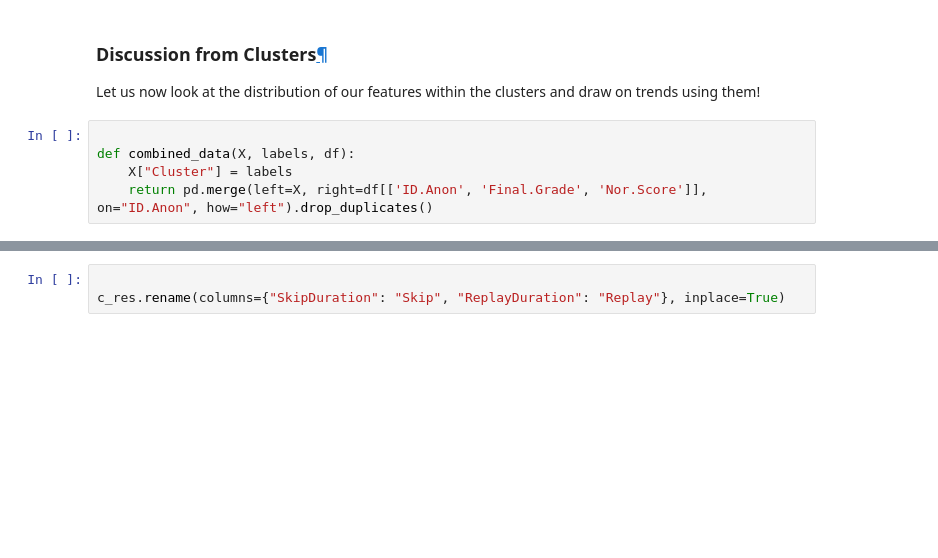
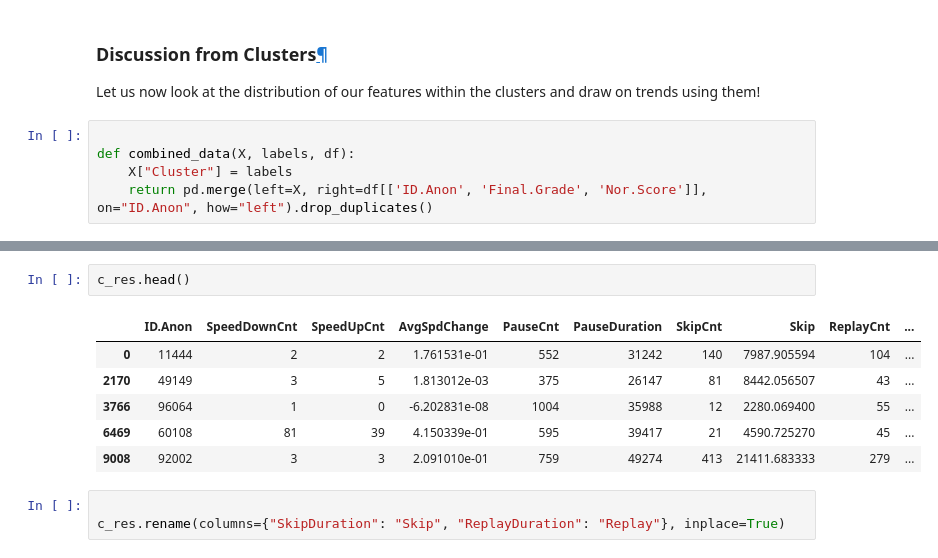
Before and after one commit to epfl-ml4ed/flipped-classroom, a Jupyter notebook: notebooks/student_project.ipynb, the cells around one changed output, grey strips where cells are left out. Drawn from its saved outputs; the diff is of its cells as text; blank space fills up the shorter version.

```diff
--- a/notebooks/student_project.ipynb
+++ b/notebooks/student_project.ipynb
@@ -1040,3 +1050,12 @@ c_res = combined_data(XC, ac_c, df)
+# %%
+c_res.head()
+# %% [output]
+|  | ID.Anon | SpeedDownCnt | SpeedUpCnt | AvgSpdChange | PauseCnt | PauseDuration | SkipCnt | Skip | ReplayCnt | ... |
+| 0 | 11444 | 2 | 2 | 1.761531e-01 | 552 | 31242 | 140 | 7987.905594 | 104 | ... |
+| 2170 | 49149 | 3 | 5 | 1.813012e-03 | 375 | 26147 | 81 | 8442.056507 | 43 | ... |
+| 3766 | 96064 | 1 | 0 | -6.202831e-08 | 1004 | 35988 | 12 | 2280.069400 | 55 | ... |
+| 6469 | 60108 | 81 | 39 | 4.150339e-01 | 595 | 39417 | 21 | 4590.725270 | 45 | ... |
+| 9008 | 92002 | 3 | 3 | 2.091010e-01 | 759 | 49274 | 413 | 21411.683333 | 279 | ... |
 # %%
 
 c_res.rename(columns={"SkipDuration": "Skip", "ReplayDuration": "Replay"}, inplace=True)
```
Also changed, not shown: parts of 2 cells of this notebook, 2 other files.
